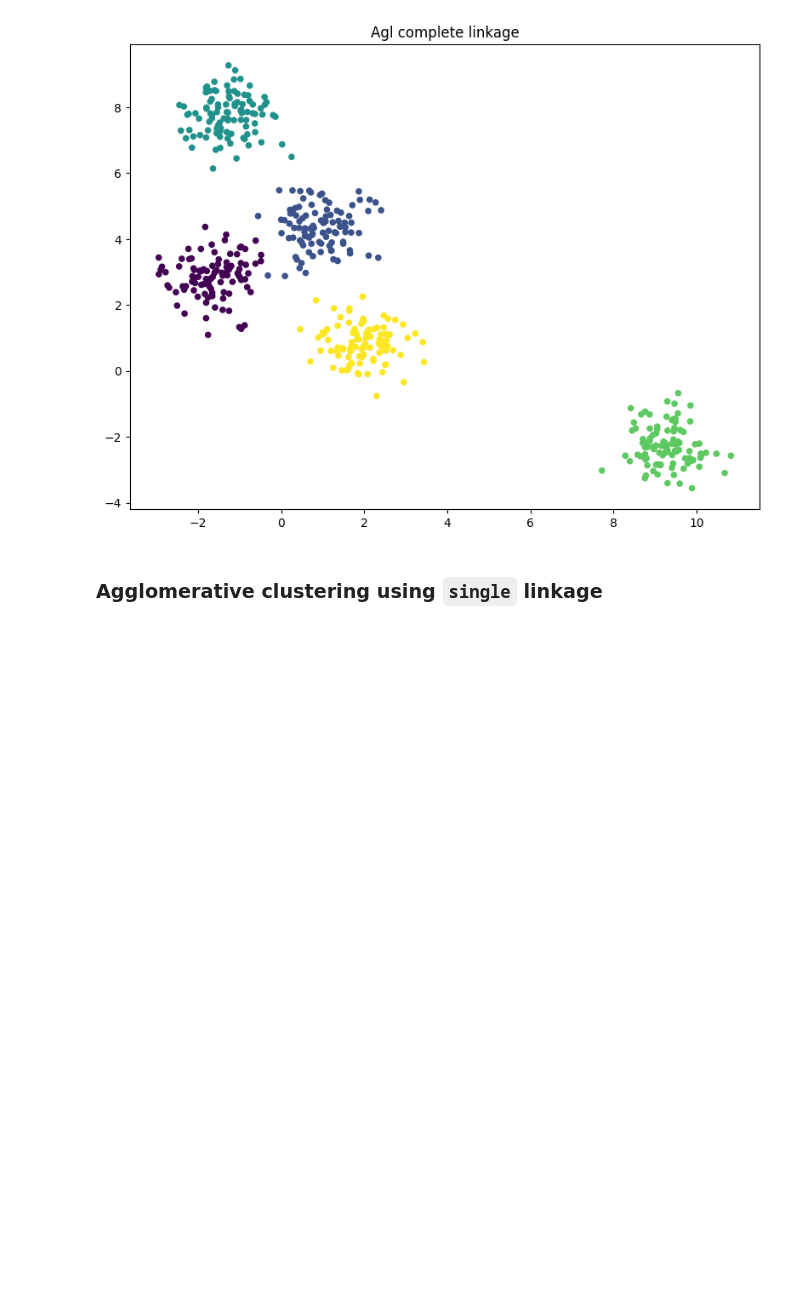
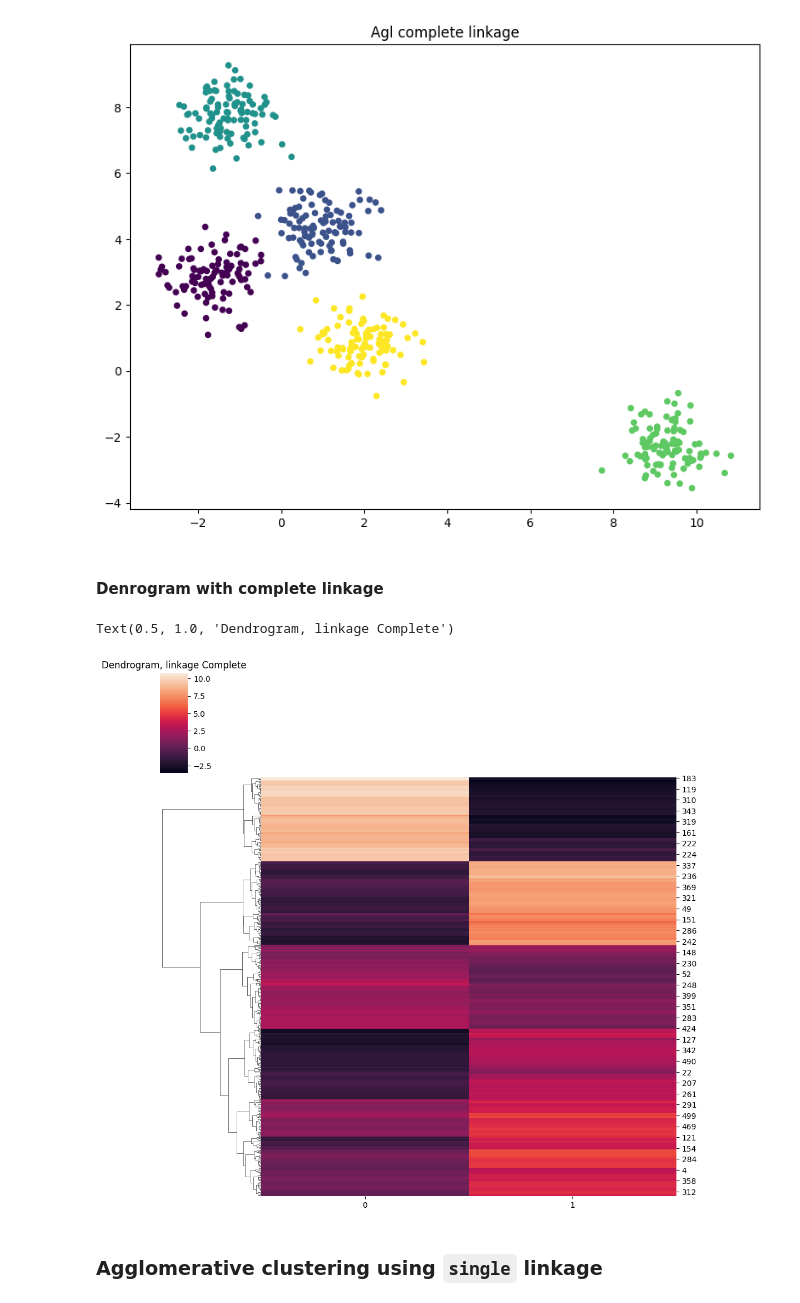
Before and after one commit to deructu/Amazinum-Data-Camp-Homeworks-by-Dmytro-Lutsyk, a Jupyter notebook: lesson_10_clustering_part_2/lesson_10_clustering_agl_dbscan.ipynb, the cells around one changed output. Drawn from its saved outputs; the diff is of its cells as text; code cells hidden in the pictures; blank space fills up the shorter version.

Commit message:
add dendrogram for agl methods

```diff
--- a/lesson_10_clustering_part_2/lesson_10_clustering_agl_dbscan.ipynb
+++ b/lesson_10_clustering_part_2/lesson_10_clustering_agl_dbscan.ipynb
@@ -89,6 +90,14 @@ print(silhouette)
 Learning Sucsesfull
 0.7158419658070393
 [figure]
+# %% [markdown]
+#### Denrogram with complete linkage
+# %%
+sns.clustermap(X, col_cluster=False, method='complete')
+plt.title('Dendrogram, linkage Complete')
+# %% [output]
+Text(0.5, 1.0, 'Dendrogram, linkage Complete')
+[figure, added]
 # %% [markdown]
 ### Agglomerative clustering using `single` linkage
 # %%
```
Also changed, not shown: parts of 4 cells of this notebook.
